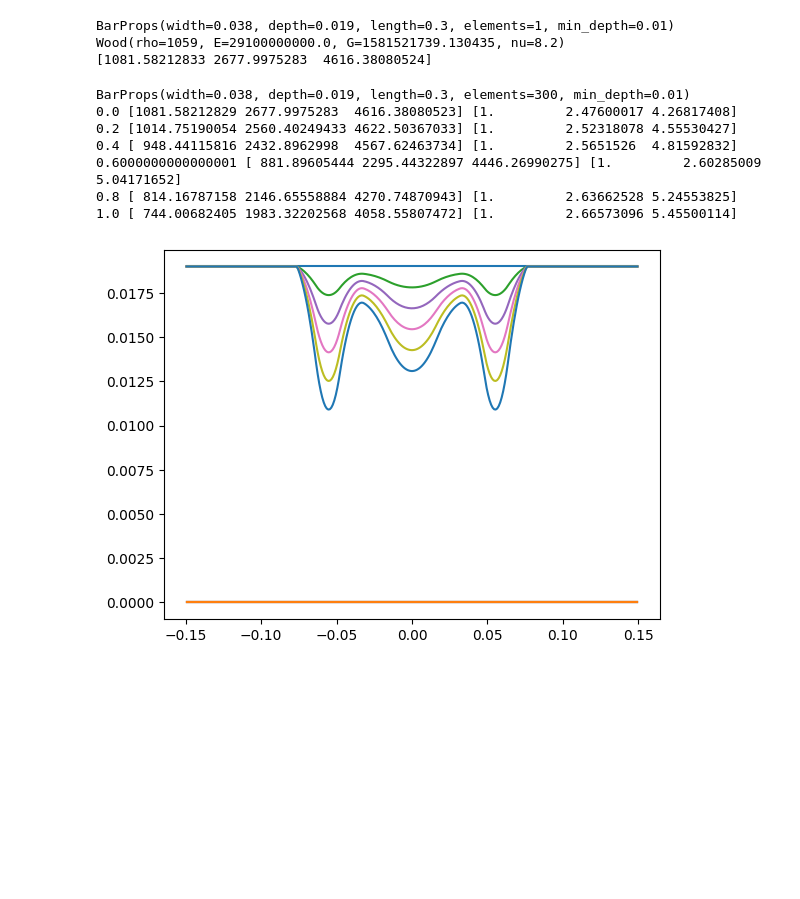
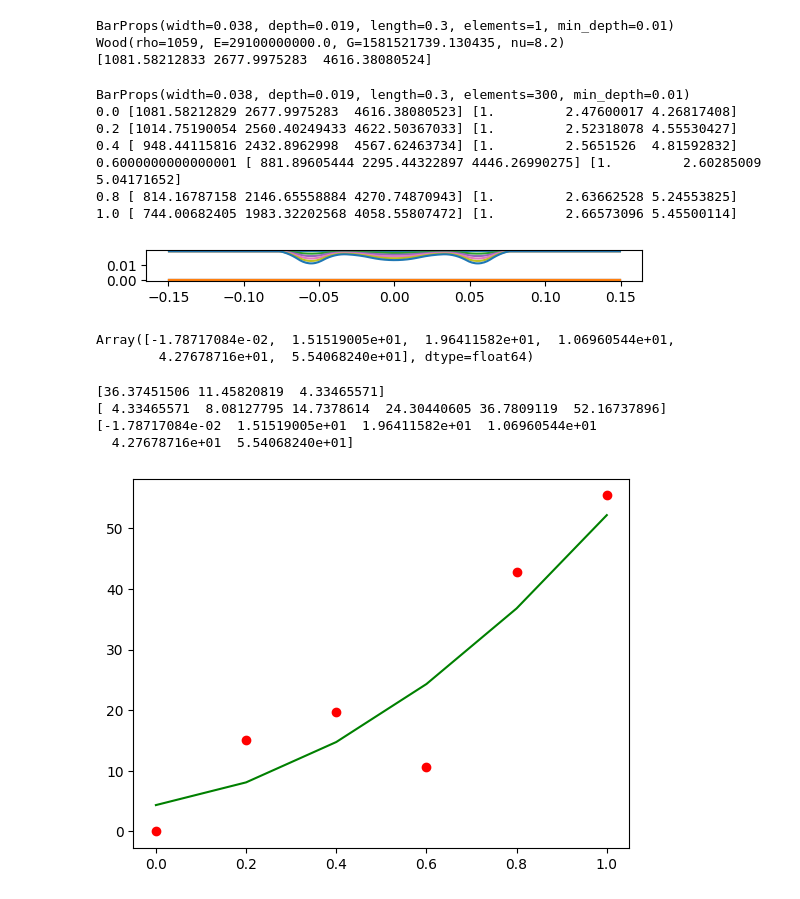
Before and after one commit to amosr/xylo, a Jupyter notebook: py/bars.ipynb, the cells around one changed output. Saved outputs shown, nothing was run; the diff lists cells and outputs as text; code cells hidden in the pictures; blank space fills up the shorter version.

```diff
--- a/py/bars.ipynb
+++ b/py/bars.ipynb
@@ -66,30 +66,39 @@ Wood(rho=1059, E=29100000000.0, G=1581521739.130435, nu=8.2)
 # %%
 # spline = jnp.array([0.86181835, 0.10249491, 0.67961064, 0.68944927])
 # spline = jnp.array([0.86181835, 0.10249491, 0.67961064, 0.68944927, 0.39092797])
 spline = jnp.array([0.86181835, 0.10249491, 0.67961064, 0.68944927, 0.39092797, 0.73175392])
-# wood = t.Wood.make_E_nu(E = 29.100e9, nu = 8.20, rho = 1059)
+wood = t.Wood.make_E_nu(E = 29.100e9, nu = 8.20, rho = 1059)
 # wood = t.Wood.make_E_nu(E = 26.100e9, nu = 8.49, rho = 1059)
-wood = t.Wood.make_E_nu(E = 29.100e9, nu = 8.20, rho = 1059)
+# wood = t.Wood.make_E_nu(E = 29.100e9, nu = 8.49, rho = 1059)
 bar = make_bar(59, width = 0.038, depth = 0.019, elements = 300)
 print(bar)
-for i in jnp.arange(0.0, 1.1, 0.2):
+
+
+cuts = jnp.arange(0.0, 1.1, 0.2)
+predict_freqs = []
+
+for i in cuts:
     # xi = jnp.arange(1, len(sol.value) - 1)
     # ii = jnp.minimum(xi * i, 1)
 
     vv = xylo.cut.spline_scale(spline, i)
     # XXX
     sections = xylo.cut.spline(bar, vv) # , max_spread=1.0)
-    sections.plot(to_scale = False)
+    sections.plot() # (to_scale = False)
 
     swp = xs.sweep(wood, bar, sections, t.sweep_default)
     print(i, swp.harmonics, swp.harmonics / swp.harmonics[0])
+
+    predict_freqs.append(swp.harmonics[0])
+
+predict_freqs = jnp.array(predict_freqs)
 # %% [output]
 BarProps(width=0.038, depth=0.019, length=0.3, elements=300, min_depth=0.01)
 0.0 [1081.58212829 2677.9975283  4616.38080523] [1.         2.47600017 4.26817408]
 0.2 [1014.75190054 2560.40249433 4622.50367033] [1.         2.52318078 4.55530427]
 0.4 [ 948.44115816 2432.8962998  4567.62463734] [1.         2.5651526  4.81592832]
 0.6000000000000001 [ 881.89605444 2295.44322897 4446.26990275] [1.         2.60285009 5.04171652]
 0.8 [ 814.16787158 2146.65558884 4270.74870943] [1.         2.63662528 5.24553825]
 1.0 [ 744.00682405 1983.32202568 4058.55807472] [1.         2.66573096 5.45500114]
-[figure, old version]
+[figure, new version]
 # %%
@@ -101,0 +114,23 @@ BarProps(width=0.038, depth=0.019, length=0.3, elements=300, min_depth=0.01)
+# %%
+error_freqs
+# %% [output]
+Array([-1.78717084e-02,  1.51519005e+01,  1.96411582e+01,  1.06960544e+01,
+        4.27678716e+01,  5.54068240e+01], dtype=float64)
+# %%
+# plt.plot(cuts, measure_freqs, color = 'blue')
+# plt.plot(cuts, predict_freqs, color = 'green')
+
+rhs = error_freqs # / predict_freqs
+plt.scatter(cuts, rhs, color = 'red')
+
+p = jnp.polyfit(cuts[0:-1], rhs[0:-1], 2)
+print(p)
+# plt.plot(cuts, (cuts ** 2) * p[0] + (cuts ** 1) * p[1] + p[2], color = 'purple')
+vals = jnp.polyval(p, cuts)
+plt.plot(cuts, vals, color = 'green')
+print(vals, rhs)
+# %% [output]
+[36.37451506 11.45820819  4.33465571]
+[ 4.33465571  8.08127795 14.7378614  24.30440605 36.7809119  52.16737896] [-1.78717084e-02  1.51519005e+01  1.96411582e+01  1.06960544e+01
+  4.27678716e+01  5.54068240e+01]
+[figure, added]
```
Also changed, not shown: parts of 7 cells of this notebook, 5 other files.
